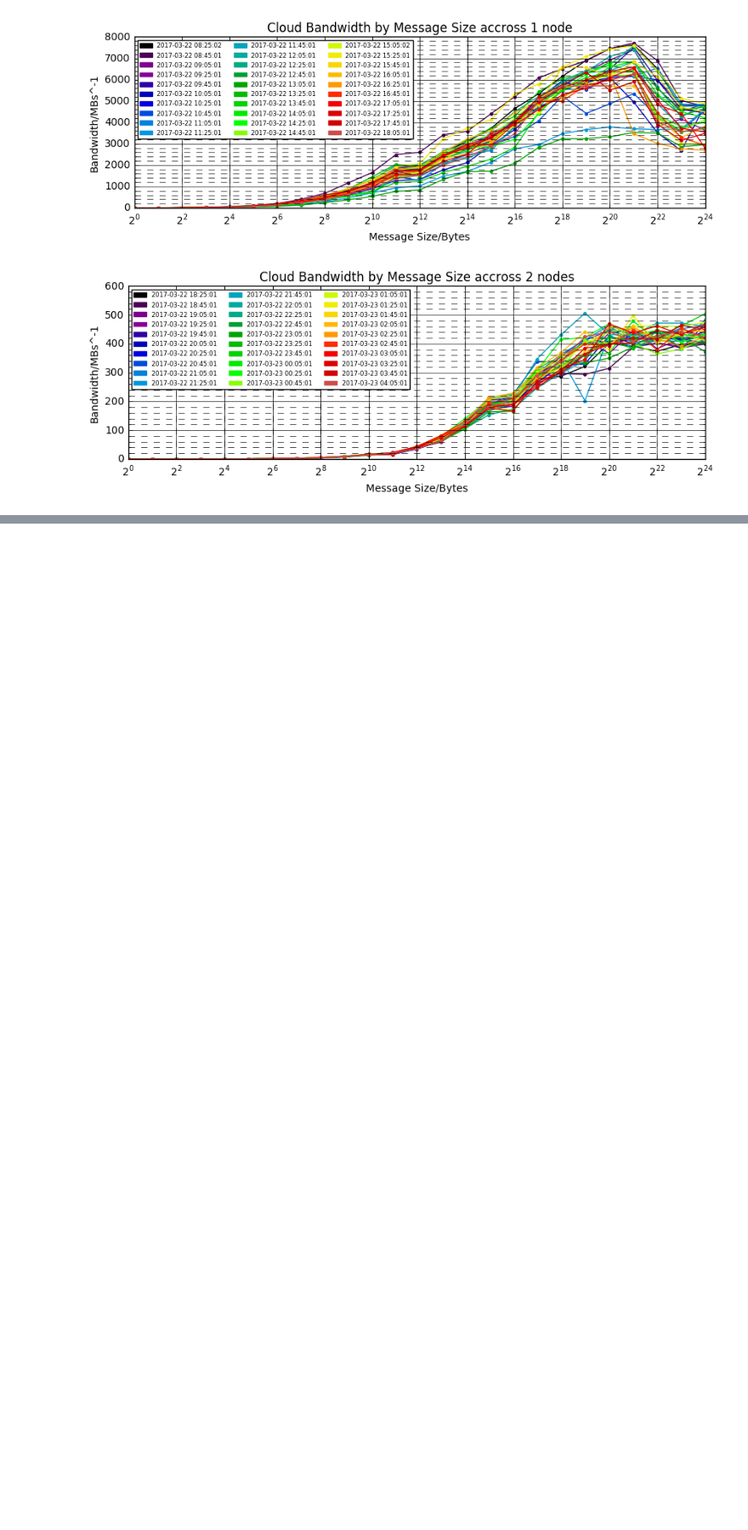
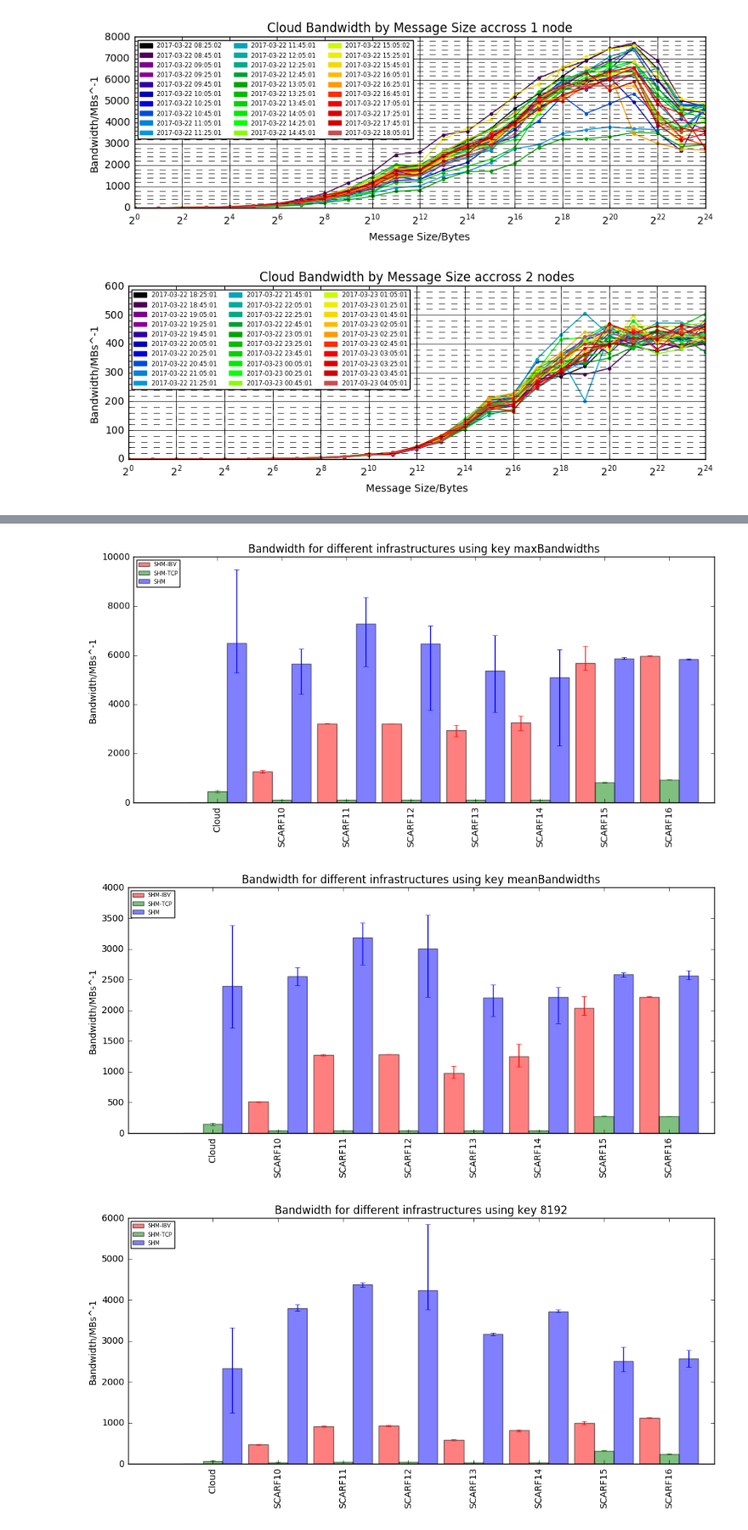
Before and after one commit to cal-id/SCD-Benchmark, a Jupyter notebook: Results/IMB_Notebooks/IMB_Analysis.ipynb, the cells around one changed output, grey strips where cells are left out. Shown: that part at 85% size. Saved outputs shown, nothing was run; the diff lists cells and outputs as text; code cells hidden in the pictures; blank space fills up the shorter version.

```diff
--- a/Results/IMB_Notebooks/IMB_Analysis.ipynb
+++ b/Results/IMB_Notebooks/IMB_Analysis.ipynb
@@ -184,0 +195,67 @@ NameError: name 'datesRun' is not defined
+# %%
+def plotBandwidths(BW_KEY="maxBandwidths"):
+
+
+    yValues = {"SHM":[], "SHM-TCP":[], "SHM-IBV":[]}
+    yTopError = {"SHM":[], "SHM-TCP":[], "SHM-IBV":[]}
+    yBottomError = {"SHM":[], "SHM-TCP":[], "SHM-IBV":[]}
+
+    def addBarData(listOfBandwidths, label):
+        listOfBandwidths = [float(val) for val in listOfBandwidths]
+        nonlocal yValues
+        nonlocal yTopError
+        nonlocal yBottomError
+        avg = sum(listOfBandwidths) / len(listOfBandwidths)
+        yValues[label].append(avg)
+        yTopError[label].append(max(listOfBandwidths) - avg)
+        yBottomError[label].append(avg - min(listOfBandwidths))
+
+
+    # Add the cloud split into number of hosts
+    addBarData([row[BW_KEY] for row in results["Cloud_IMB"] if row["Number of Hosts"] == "1"], "SHM")
+    addBarData([row[BW_KEY] for row in results["Cloud_IMB"] if row["Number of Hosts"] == "2"], "SHM-TCP")
+    addBarData([0], "SHM-IBV")
+
+    xValues = ["Cloud"]
+
+
+    # Add the SCARF split into host group and number of hosts
+
+    for hostgroup in sorted(set(row["Host Groups"] for row in results["SCARF_IMB"])):
+        xValues += [hostgroup]
+        for prot in sorted(set(row["Protocols Seen"] for row in results["SCARF_IMB"])):
+            addBarData([row[BW_KEY] for row in results["SCARF_IMB"]
+                        if hostgroup in row["Host Groups"] and prot == row["Protocols Seen"]], prot)
+
+    index = np.arange(len(xValues)) - 1
+
+    bar_width=0.3
+    clrs = ["r", "g", "b"]
+
+    for i, (label, yVals) in enumerate(yValues.items()):
+        plt.bar(index + i * bar_width, yValues[label], bar_width, align='center', color=clrs[i], alpha=0.5, label=label)
+        plt.errorbar(index + i * bar_width, yValues[label], yerr=[yTopError[label], yBottomError[label]], linestyle=" ",
+                     color=clrs[i])
+
+    plt.xticks(index + bar_width, xValues, rotation="vertical")
+
+    plt.rcParams["figure.figsize"] = (10,5)
+    plt.ylabel("Bandwidth/MBs^-1")
+    # plt.yscale("log")
+    plt.title('Bandwidth for different infrastructures using key {}'.format(BW_KEY))
+
+    plt.legend(loc=2, fontsize=6)
+    plt.tight_layout()
+
+    plt.show()
+
+
+
+plotBandwidths()
+plotBandwidths(BW_KEY="meanBandwidths")
+plotBandwidths(BW_KEY="8192")
+plotBandwidths(BW_KEY="1024")
+# %% [output]
+[figure, added]
+[figure, added]
+[figure, added]
```
Also changed, not shown: parts of 9 cells of this notebook.
